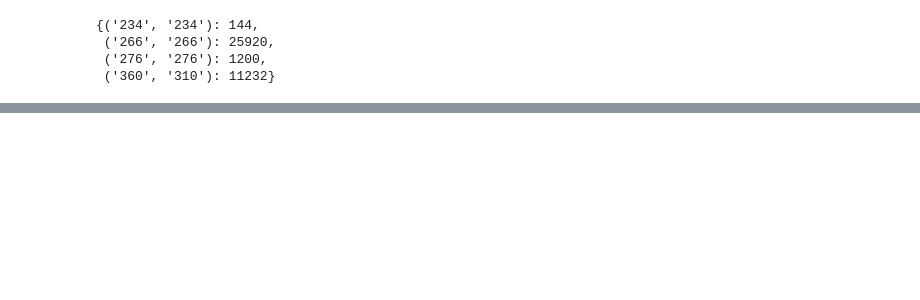
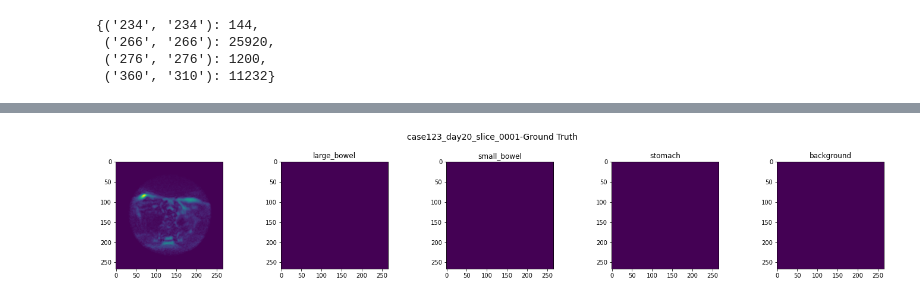
Before and after one commit to mayayank95/Final-project, a Jupyter notebook: FinalProject_EDA&Preprocessing.ipynb, the cells around one changed output, grey strips where cells are left out. Saved outputs shown, nothing was run; the diff lists cells and outputs as text; code cells hidden in the pictures; blank space fills up the shorter version.

```diff
--- a/FinalProject_EDA&Preprocessing.ipynb
+++ b/FinalProject_EDA&Preprocessing.ipynb
@@ -517,0 +488,5 @@ plot_image_mask(img[:,:,0],img_seg, id_img)
+# %%
+img, img_seg, id_img = next(image_gen)
+plot_image_mask(img[:,:,0],img_seg, id_img, classes)
+# %% [output]
+[figure, added]
```
Also changed, not shown: parts of 29 cells of this notebook, 1 other file.
